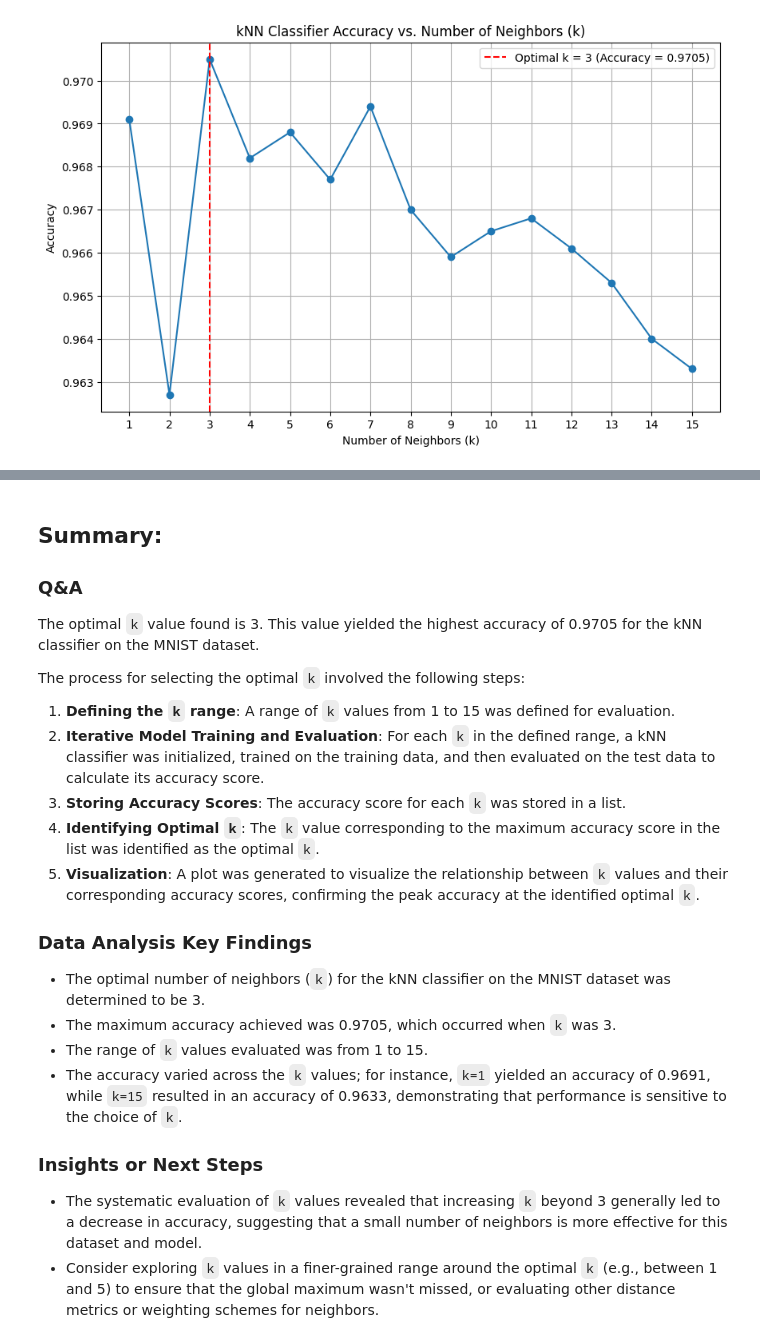
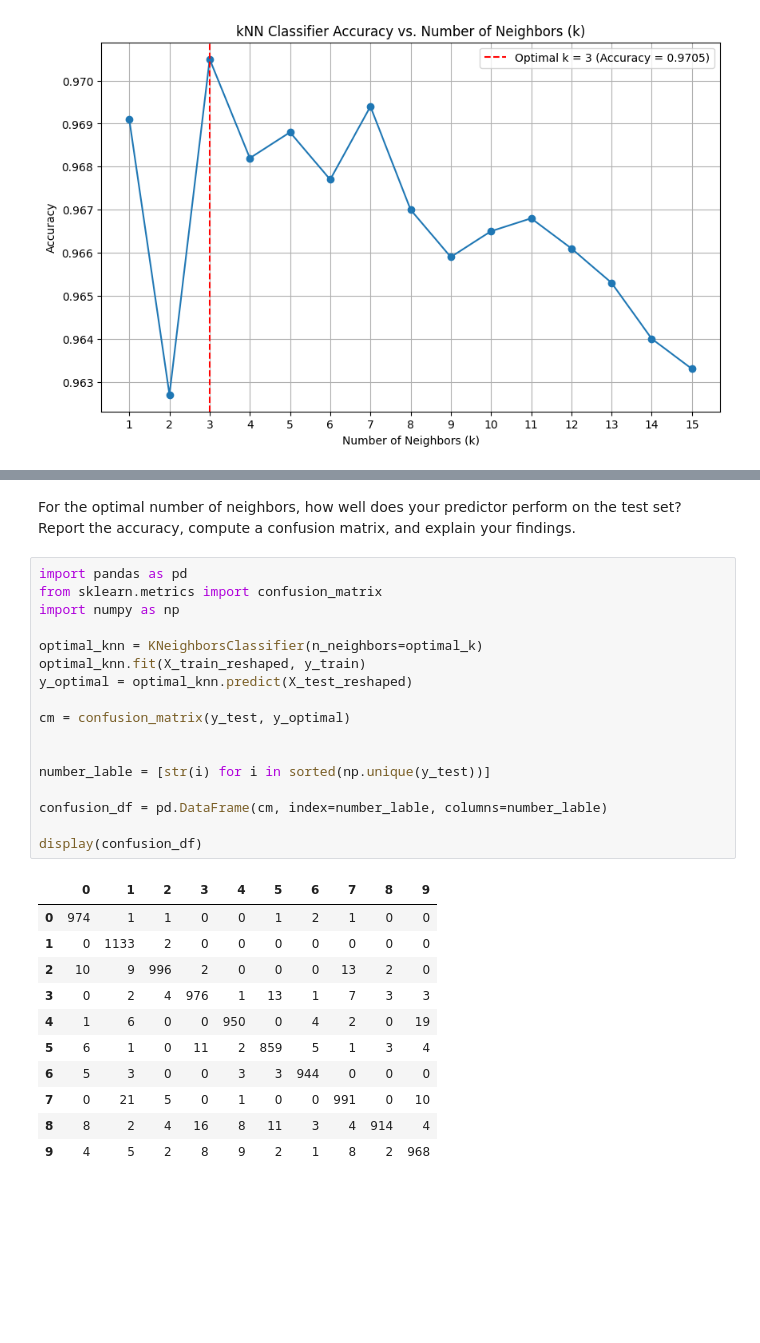
Before and after one commit to michaelhunter12/KNN, a Jupyter notebook: lab/lab.ipynb, the cells around one changed output, grey strips where cells are left out. Saved outputs shown, nothing was run; the diff lists cells and outputs as text; blank space fills up the shorter version.

```diff
--- a/lab/lab.ipynb
+++ b/lab/lab.ipynb
@@ -270,22 +248,31 @@ Report the optimal `k` value found and summarize the process of selecting it.
-# %% [markdown]
-## Summary:
-
-### Q&A
-The optimal `k` value found is 3. This value yielded the highest accuracy of 0.9705 for the kNN classifier on the MNIST dataset.
-
-The process for selecting the optimal `k` involved the following steps:
-1.  **Defining the `k` range**: A range of `k` values from 1 to 15 was defined for evaluation.
-2.  **Iterative Model Training and Evaluation**: For each `k` in the defined range, a kNN classifier was initialized, trained on the training data, and then evaluated on the test data to calculate its accuracy score.
-3.  **Storing Accuracy Scores**: The accuracy score for each `k` was stored in a list.
-4.  **Identifying Optimal `k`**: The `k` value corresponding to the maximum accuracy score in the list was identified as the optimal `k`.
-5.  **Visualization**: A plot was generated to visualize the relationship between `k` values and their corresponding accuracy scores, confirming the peak accuracy at the identified optimal `k`.
-
-### Data Analysis Key Findings
-*   The optimal number of neighbors (`k`) for the kNN classifier on the MNIST dataset was determined to be 3.
-*   The maximum accuracy achieved was 0.9705, which occurred when `k` was 3.
-*   The range of `k` values evaluated was from 1 to 15.
-*   The accuracy varied across the `k` values; for instance, `k=1` yielded an accuracy of 0.9691, while `k=15` resulted in an accuracy of 0.9633, demonstrating that performance is sensitive to the choice of `k`.
-
-### Insights or Next Steps
-*   The systematic evaluation of `k` values revealed that increasing `k` beyond 3 generally led to a decrease in accuracy, suggesting that a small number of neighbors is more effective for this dataset and model.
-*   Consider exploring `k` values in a finer-grained range around the optimal `k` (e.g., between 1 and 5) to ensure that the global maximum wasn't missed, or evaluating other distance metrics or weighting schemes for neighbors.
+# %% [markdown]
+For the optimal number of neighbors, how well does your predictor perform on the test set? Report the accuracy, compute a confusion matrix, and explain your findings.
+# %%
+import pandas as pd
+from sklearn.metrics import confusion_matrix
+import numpy as np
+
+optimal_knn = KNeighborsClassifier(n_neighbors=optimal_k)
+optimal_knn.fit(X_train_reshaped, y_train)
+y_optimal = optimal_knn.predict(X_test_reshaped)
+
+cm = confusion_matrix(y_test, y_optimal)
+
+
+number_lable = [str(i) for i in sorted(np.unique(y_test))]
+
+confusion_df = pd.DataFrame(cm, index=number_lable, columns=number_lable)
+
+display(confusion_df)
+# %% [output]
+|  | 0 | 1 | 2 | 3 | 4 | 5 | 6 | 7 | 8 | 9 |
+| 0 | 974 | 1 | 1 | 0 | 0 | 1 | 2 | 1 | 0 | 0 |
+| 1 | 0 | 1133 | 2 | 0 | 0 | 0 | 0 | 0 | 0 | 0 |
+| 2 | 10 | 9 | 996 | 2 | 0 | 0 | 0 | 13 | 2 | 0 |
+| 3 | 0 | 2 | 4 | 976 | 1 | 13 | 1 | 7 | 3 | 3 |
+| 4 | 1 | 6 | 0 | 0 | 950 | 0 | 4 | 2 | 0 | 19 |
+| 5 | 6 | 1 | 0 | 11 | 2 | 859 | 5 | 1 | 3 | 4 |
+| 6 | 5 | 3 | 0 | 0 | 3 | 3 | 944 | 0 | 0 | 0 |
+| 7 | 0 | 21 | 5 | 0 | 1 | 0 | 0 | 991 | 0 | 10 |
+| 8 | 8 | 2 | 4 | 16 | 8 | 11 | 3 | 4 | 914 | 4 |
+| 9 | 4 | 5 | 2 | 8 | 9 | 2 | 1 | 8 | 2 | 968 |
```
Also changed, not shown: parts of 6 cells of this notebook.
